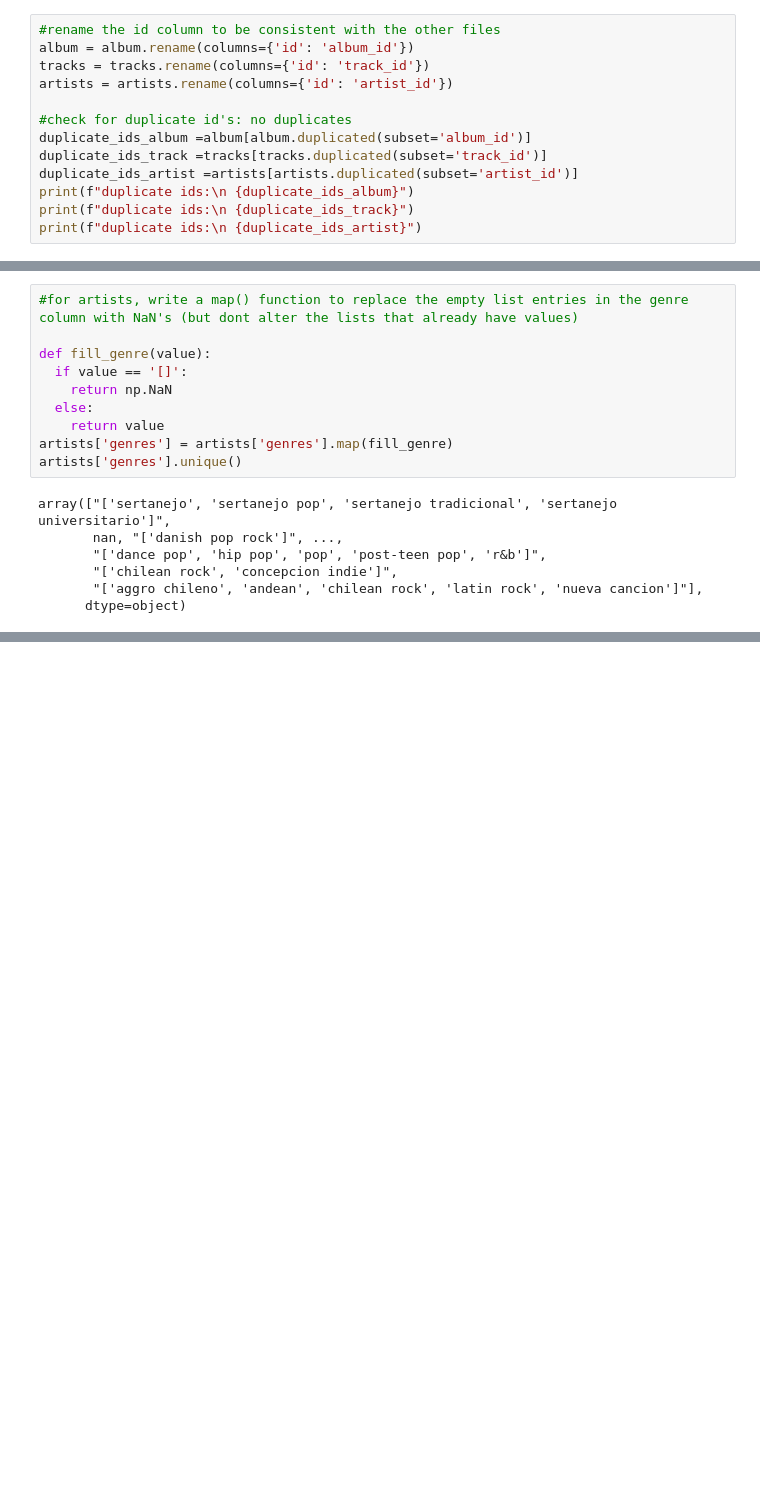
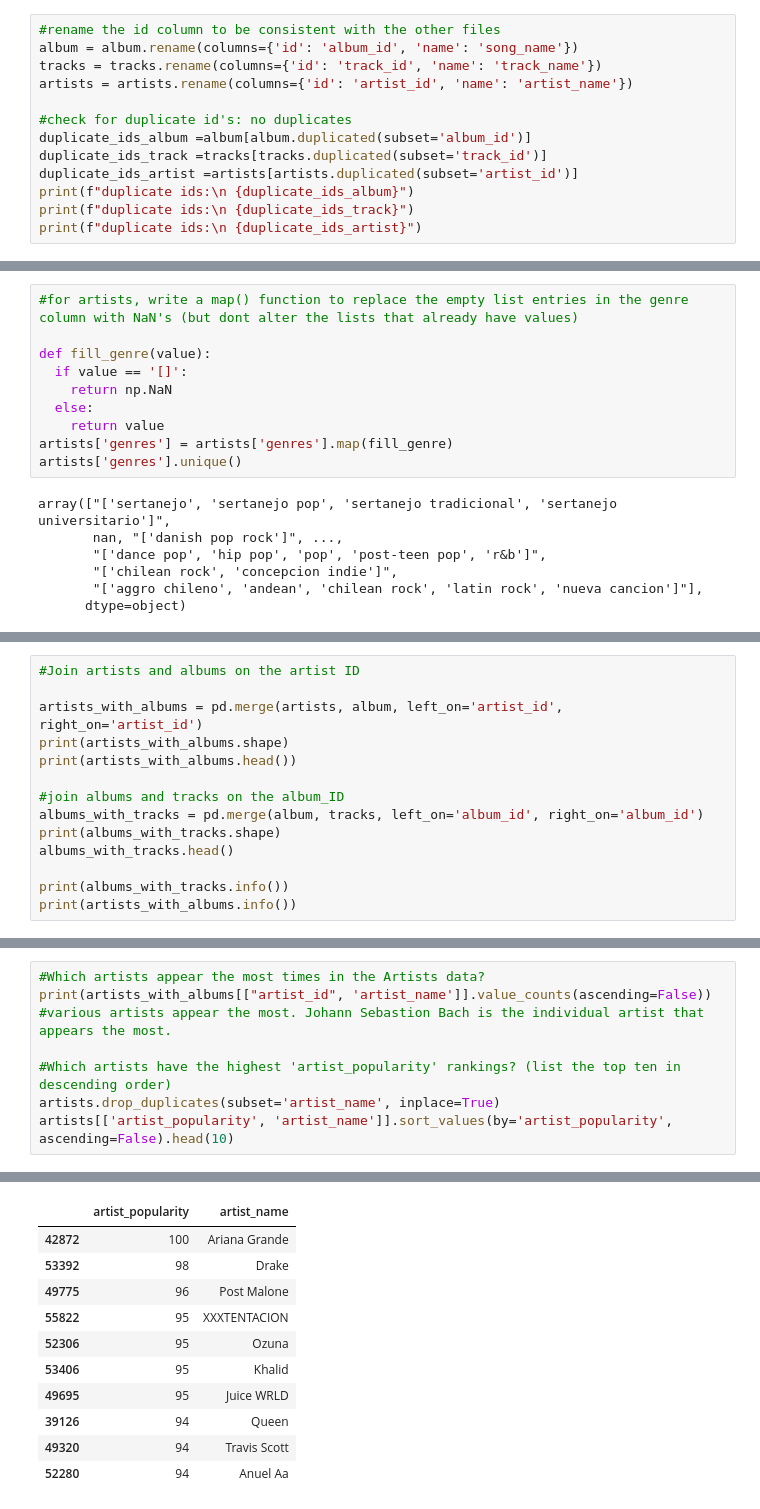
Before and after one commit to Reed-Carter/Pandas-Code_Review, a Jupyter notebook: practice.ipynb, the cells around one changed output, grey strips where cells are left out. Saved outputs shown, nothing was run; the diff lists cells and outputs as text; blank space fills up the shorter version.

Commit message:
complete code review sans merge explanation

```diff
--- a/practice.ipynb
+++ b/practice.ipynb
@@ -116,9 +116,9 @@ tracks.drop(drop_cols_tracks, inplace=True, axis=1)
 #all columns in the artists data set were inconsequential thus were not dropped.
 # %%
 #rename the id column to be consistent with the other files
-album = album.rename(columns={'id': 'album_id'})
-tracks = tracks.rename(columns={'id': 'track_id'})
-artists = artists.rename(columns={'id': 'artist_id'})
+album = album.rename(columns={'id': 'album_id', 'name': 'song_name'})
+tracks = tracks.rename(columns={'id': 'track_id', 'name': 'track_name'})
+artists = artists.rename(columns={'id': 'artist_id', 'name': 'artist_name'})
 
 #check for duplicate id's: no duplicates
 duplicate_ids_album =album[album.duplicated(subset='album_id')]
@@ -161,0 +193,14 @@ array(["['sertanejo', 'sertanejo pop', 'sertanejo tradicional', 'sertanejo unive
+# %%
+#Join artists and albums on the artist ID
+
+artists_with_albums = pd.merge(artists, album, left_on='artist_id', right_on='artist_id')
+print(artists_with_albums.shape)
+print(artists_with_albums.head())
+
+#join albums and tracks on the album_ID
+albums_with_tracks = pd.merge(album, tracks, left_on='album_id', right_on='album_id')
+print(albums_with_tracks.shape)
+albums_with_tracks.head()
+
+print(albums_with_tracks.info())
+print(artists_with_albums.info())
@@ -161,0 +225,8 @@ array(["['sertanejo', 'sertanejo pop', 'sertanejo tradicional', 'sertanejo unive
+# %%
+#Which artists appear the most times in the Artists data?
+print(artists_with_albums[["artist_id", 'artist_name']].value_counts(ascending=False)) #various artists appear the most. Johann Sebastion Bach is the individual artist that appears the most.
+
+#Which artists have the highest 'artist_popularity' rankings? (list the top ten in descending order)
+artists.drop_duplicates(subset='artist_name', inplace=True)
+artists[['artist_popularity', 'artist_name']].sort_values(by='artist_popularity', ascending=False).head(10)
+# %% [output]
@@ -161,0 +246,11 @@ array(["['sertanejo', 'sertanejo pop', 'sertanejo tradicional', 'sertanejo unive
+|  | artist_popularity | artist_name |
+| 42872 | 100 | Ariana Grande |
+| 53392 | 98 | Drake |
+| 49775 | 96 | Post Malone |
+| 55822 | 95 | XXXTENTACION |
+| 52306 | 95 | Ozuna |
+| 53406 | 95 | Khalid |
+| 49695 | 95 | Juice WRLD |
+| 39126 | 94 | Queen |
+| 49320 | 94 | Travis Scott |
+| 52280 | 94 | Anuel Aa |
```
Also changed, not shown: parts of 6 cells of this notebook, 1 other file.
